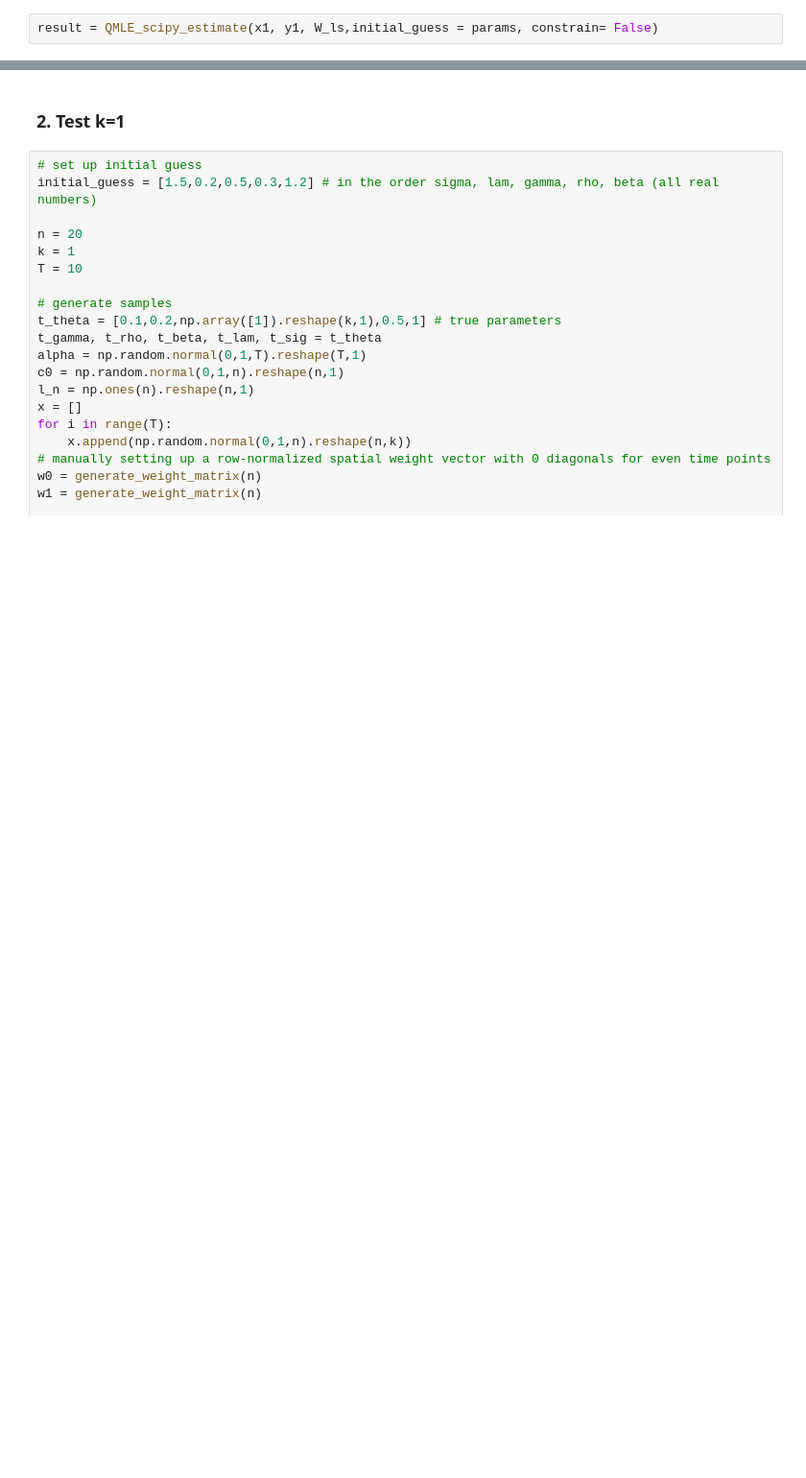
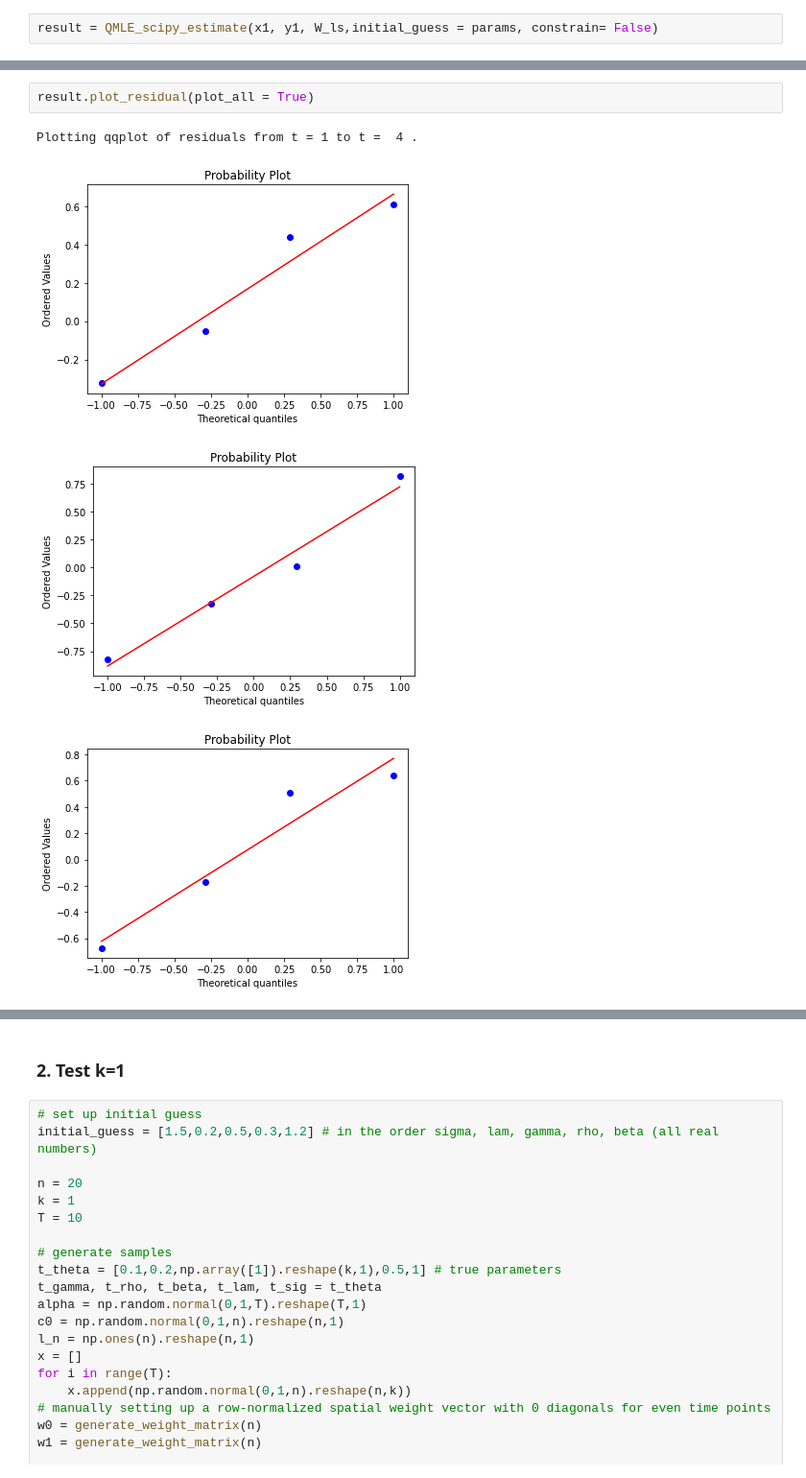
Before and after one commit to Ericavanee/Quasi-maximum-likelihood-estimation-QMLE-of-spatial-dynamic-panel-data, a Jupyter notebook: Main.ipynb, the cells around one changed output, grey strips where cells are left out. Shown: that part at 96% size. Drawn from its saved outputs; the diff is of its cells as text; blank space fills up the shorter version.

```diff
--- a/Main.ipynb
+++ b/Main.ipynb
@@ -116,0 +122,7 @@ Sigma^2  -0.127946   -0.0135787  -0.0975569   0.108205    0.173067    0.216446
+# %%
+result.plot_residual(plot_all = True)
+# %% [output]
+Plotting qqplot of residuals from t = 1 to t =  4 .
+[figure, added]
+[figure, added]
+[figure, added]
```
Also changed, not shown: parts of 14 cells of this notebook.
